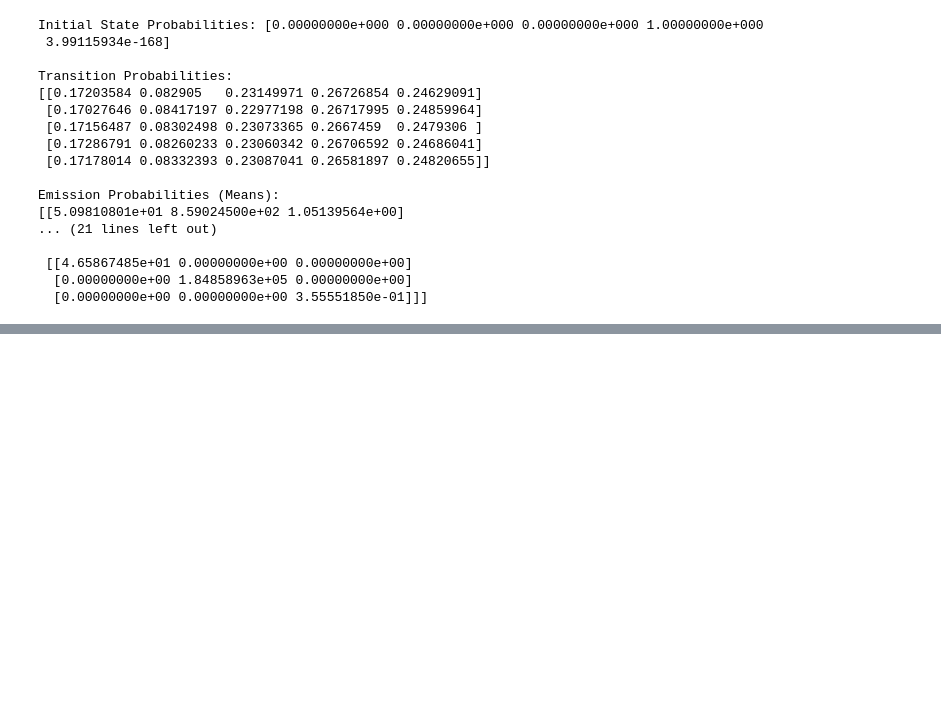
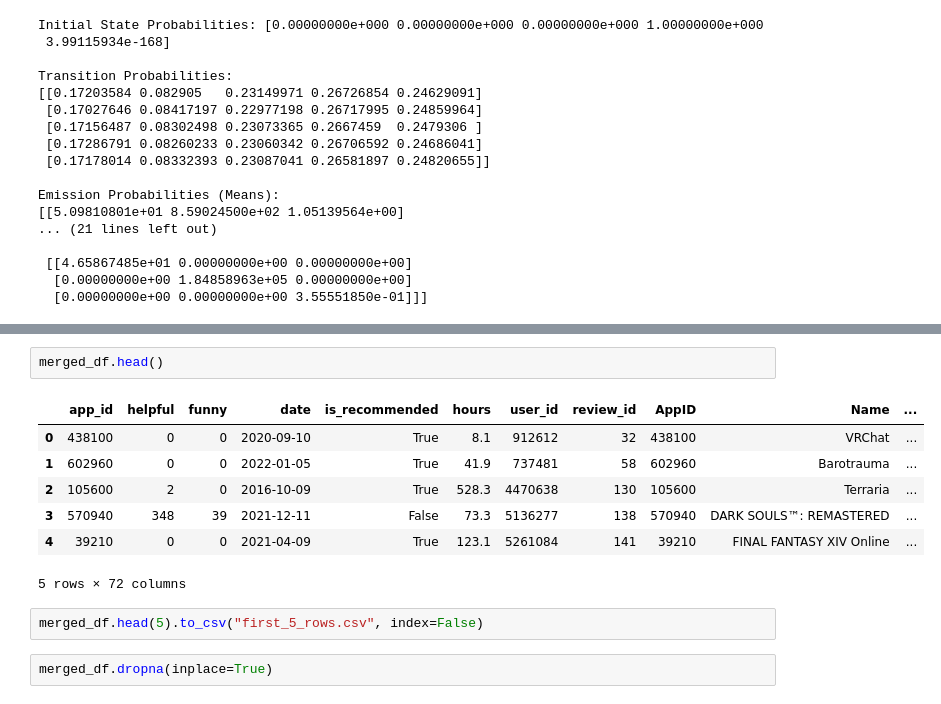
Before and after one commit to derricknguyen12/cse150a_project, a Jupyter notebook: proj.ipynb, the cells around one changed output, grey strips where cells are left out. Saved outputs shown, nothing was run; the diff lists cells and outputs as text; blank space fills up the shorter version.

```diff
--- a/proj.ipynb
+++ b/proj.ipynb
@@ -643,0 +695,14 @@ Emission Probabilities (Means):
+# %%
+merged_df.head()
+# %% [output]
+|  | app_id | helpful | funny | date | is_recommended | hours | user_id | review_id | AppID | Name | ... |
+| 0 | 438100 | 0 | 0 | 2020-09-10 | True | 8.1 | 912612 | 32 | 438100 | VRChat | ... |
+| 1 | 602960 | 0 | 0 | 2022-01-05 | True | 41.9 | 737481 | 58 | 602960 | Barotrauma | ... |
+| 2 | 105600 | 2 | 0 | 2016-10-09 | True | 528.3 | 4470638 | 130 | 105600 | Terraria | ... |
+| 3 | 570940 | 348 | 39 | 2021-12-11 | False | 73.3 | 5136277 | 138 | 570940 | DARK SOULS™: REMASTERED | ... |
+| 4 | 39210 | 0 | 0 | 2021-04-09 | True | 123.1 | 5261084 | 141 | 39210 | FINAL FANTASY XIV Online | ... |
+5 rows × 72 columns
+# %%
+merged_df.head(5).to_csv("first_5_rows.csv", index=False)
+# %%
+merged_df.dropna(inplace=True)
```
Also changed, not shown: parts of 12 cells of this notebook, 2 other files.
